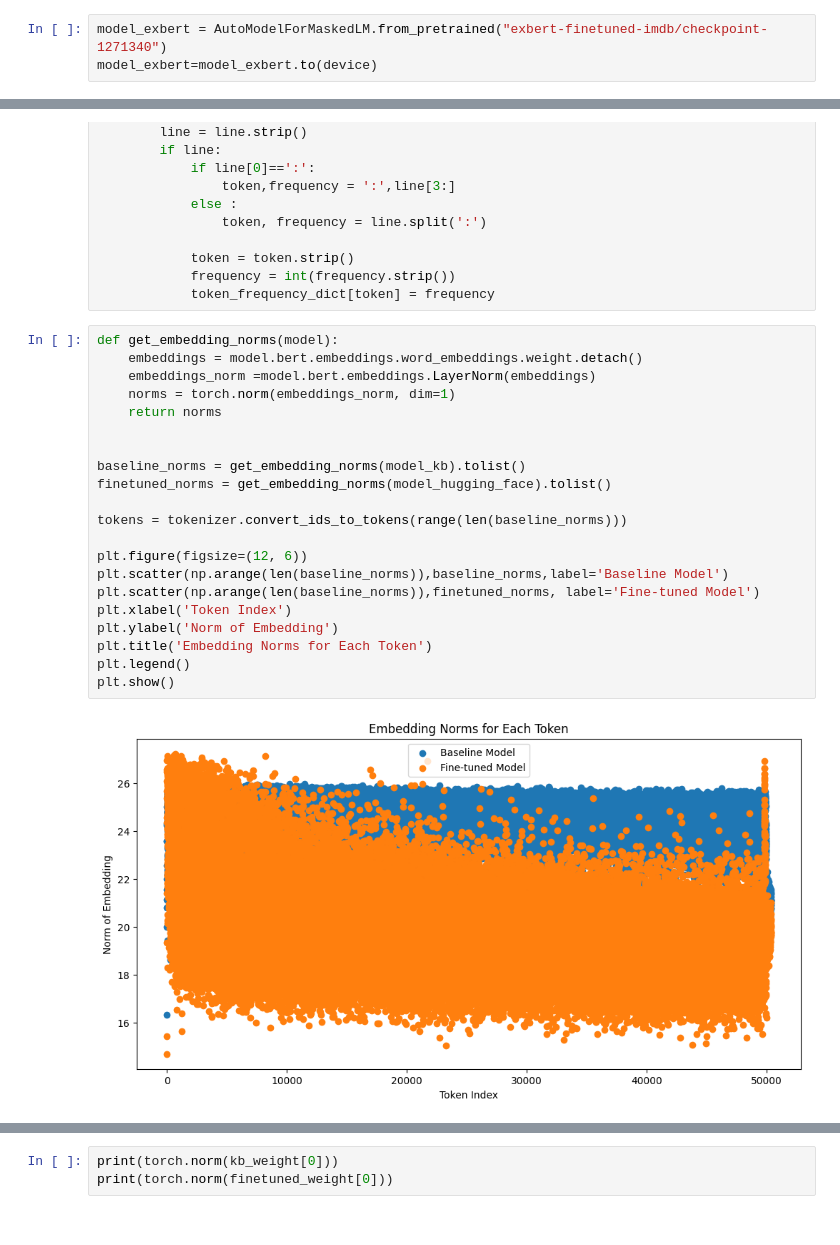
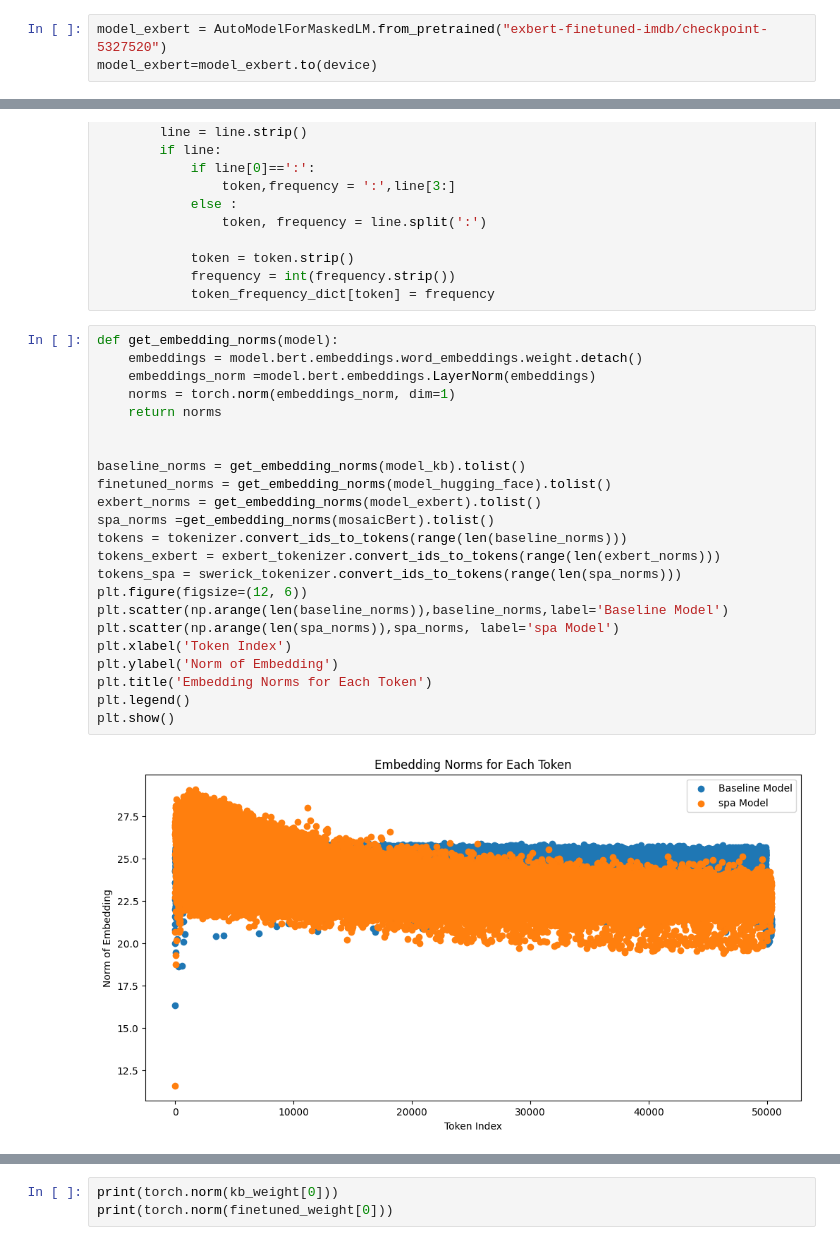
Before and after one commit to swerik-project/pretraining_plm, a Jupyter notebook: comprehension_model2.ipynb, the cells around one changed output, grey strips where cells are left out. Cells and saved outputs as stored; diff of their text form.

```diff
--- a/comprehension_model2.ipynb
+++ b/comprehension_model2.ipynb
@@ -91,7 +93,7 @@ valid_dataloader=preprocessing.create_dataloader(valid_dataset,batch_size,defaul
 model_hugging_face = AutoModelForMaskedLM.from_pretrained("finetuning_hugging_whitespace_bis-finetuned-imdb/checkpoint-2175500")
 model_hugging_face=model_hugging_face.to(device)
 # %%
-model_exbert = AutoModelForMaskedLM.from_pretrained("exbert-finetuned-imdb/checkpoint-1271340")
+model_exbert = AutoModelForMaskedLM.from_pretrained("exbert-finetuned-imdb/checkpoint-5327520")
 model_exbert=model_exbert.to(device)
 # %%
 import transformers
@@ -568,23 +580,25 @@ with open("token_frequency.txt",'r') as f:
 # %%
 def get_embedding_norms(model):
     embeddings = model.bert.embeddings.word_embeddings.weight.detach()
     embeddings_norm =model.bert.embeddings.LayerNorm(embeddings)
     norms = torch.norm(embeddings_norm, dim=1)
     return norms
 
 
 baseline_norms = get_embedding_norms(model_kb).tolist()
 finetuned_norms = get_embedding_norms(model_hugging_face).tolist()
-
+exbert_norms = get_embedding_norms(model_exbert).tolist()
+spa_norms =get_embedding_norms(mosaicBert).tolist()
 tokens = tokenizer.convert_ids_to_tokens(range(len(baseline_norms)))
-
+tokens_exbert = exbert_tokenizer.convert_ids_to_tokens(range(len(exbert_norms)))
+tokens_spa = swerick_tokenizer.convert_ids_to_tokens(range(len(spa_norms)))
 plt.figure(figsize=(12, 6))
 plt.scatter(np.arange(len(baseline_norms)),baseline_norms,label='Baseline Model')
-plt.scatter(np.arange(len(baseline_norms)),finetuned_norms, label='Fine-tuned Model')
+plt.scatter(np.arange(len(spa_norms)),spa_norms, label='spa Model')
 plt.xlabel('Token Index')
 plt.ylabel('Norm of Embedding')
 plt.title('Embedding Norms for Each Token')
 plt.legend()
 plt.show()
 # %% [output]
-[figure, old version]
+[figure, new version]
```
Also changed, not shown: parts of 7 cells of this notebook, 2 other files.
